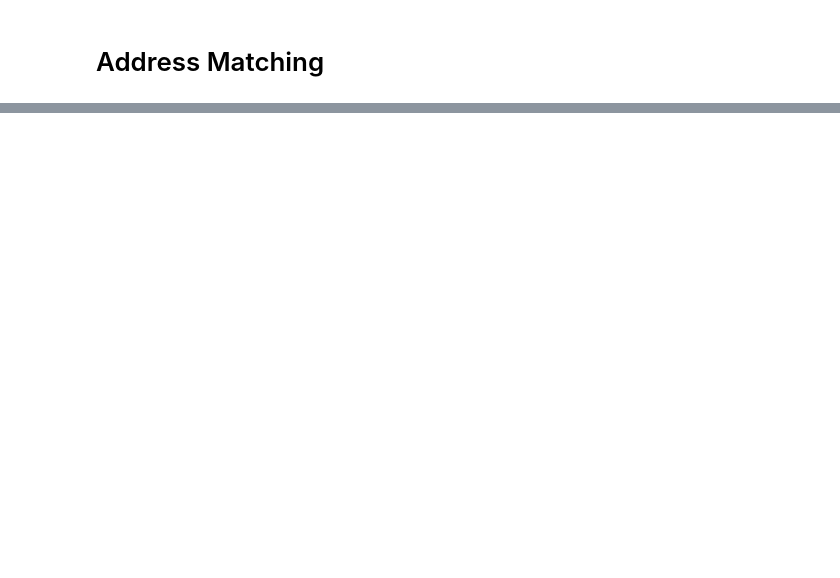
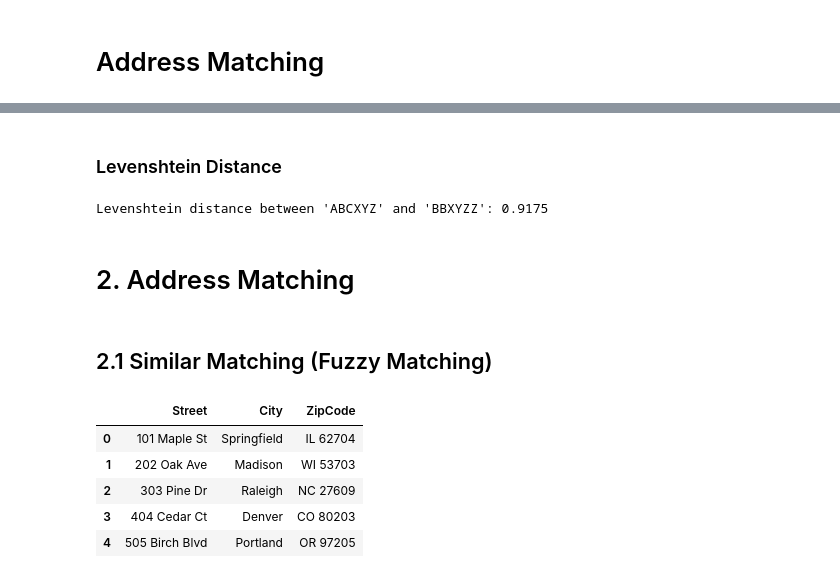
Before and after one commit to iperezav/Address-Matching, a Jupyter notebook: main.ipynb, the cells around one changed output, grey strips where cells are left out. Cells and saved outputs as stored; diff of their text form; code cells hidden in the pictures; blank space fills up the shorter version.

```diff
--- a/main.ipynb
+++ b/main.ipynb
@@ -24,0 +321,13 @@ import fuzzywuzzy
+# %% [markdown]
+### Levenshtein Distance
+# %%
+string1 = "ABCXYZ"
+string2 = "BBXYZZ"
+levenshtein_distance = textdistance.levenshtein(string1, string2)
+print(f"Levenshtein distance between '{string1}' and '{string2}': {jaro_winkler_distance:.4f}")
+# %% [output]
+Levenshtein distance between 'ABCXYZ' and 'BBXYZZ': 0.9175
+# %% [markdown]
+# 2. Address Matching
+# %% [markdown]
+## 2.1 Similar Matching (Fuzzy Matching)
@@ -24,0 +339,9 @@ import fuzzywuzzy
+# %%
+addrs_company1.head()
+# %% [output]
+|  | Street | City | ZipCode |
+| 0 | 101 Maple St | Springfield | IL 62704 |
+| 1 | 202 Oak Ave | Madison | WI 53703 |
+| 2 | 303 Pine Dr | Raleigh | NC 27609 |
+| 3 | 404 Cedar Ct | Denver | CO 80203 |
+| 4 | 505 Birch Blvd | Portland | OR 97205 |
```
Also changed, not shown: parts of 64 cells of this notebook, 4 other files.
